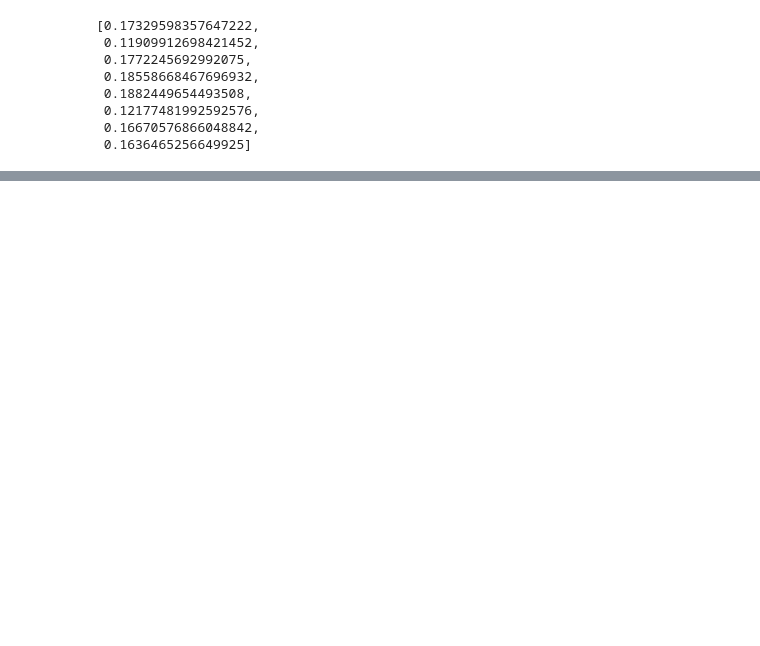
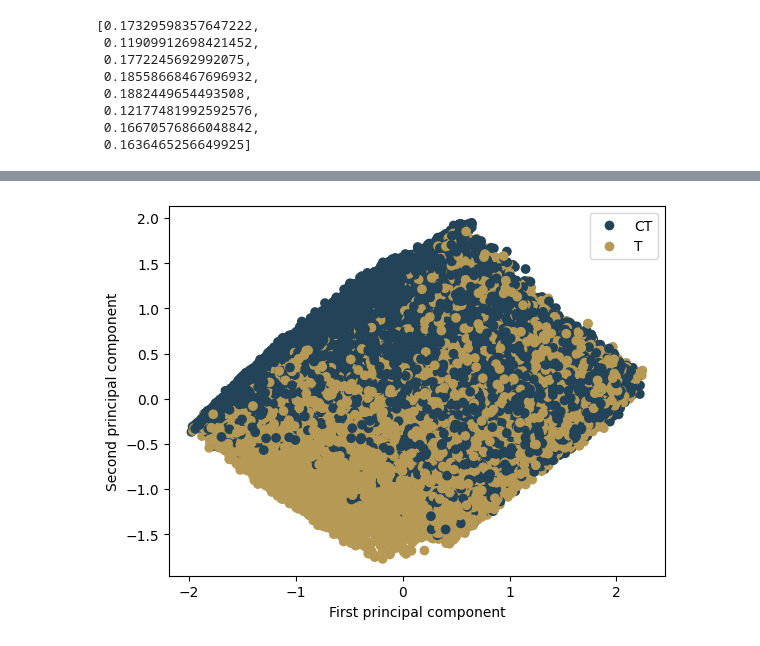
Before and after one commit to MATF-istrazivanje-podataka-1/2023_Data_Mining_Go_winner_Dataset, a Jupyter notebook: models/clustering/gaussian_mixture.ipynb, the cells around one changed output, grey strips where cells are left out. Saved outputs shown, nothing was run; the diff lists cells and outputs as text; code cells hidden in the pictures; blank space fills up the shorter version.

```diff
--- a/models/clustering/gaussian_mixture.ipynb
+++ b/models/clustering/gaussian_mixture.ipynb
@@ -119,0 +125,15 @@ plt.plot(n_components, silhouettes_tied)
+# %%
+color_mapping = {0: '#234359', 1: '#b59955'}
+colors = [color_mapping[team] for team in y]
+
+scatter = plt.scatter(X_pca[:,0], X_pca[:,1], c=colors, label=colors)
+plt.xlabel('First principal component')
+plt.ylabel('Second principal component')
+legend_elements = [
+    plt.Line2D([0], [0], marker='o', color='w', label='CT', markerfacecolor='#234359', markersize=8),
+    plt.Line2D([0], [0], marker='o', color='w', label='T', markerfacecolor='#b59955', markersize=8)
+]
+plt.legend(handles=legend_elements)
+plt.show()
+# %% [output]
+[figure, added]
```
Also changed, not shown: parts of 13 cells of this notebook, 1 other file.
